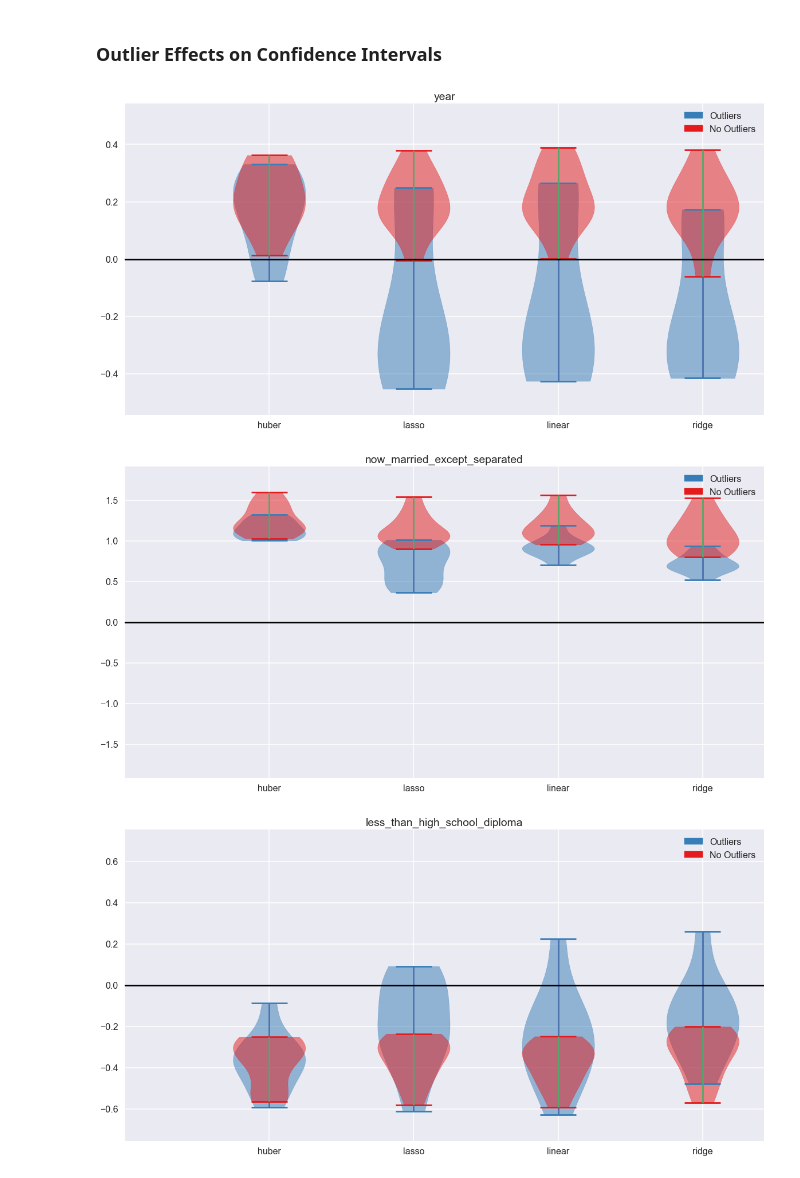
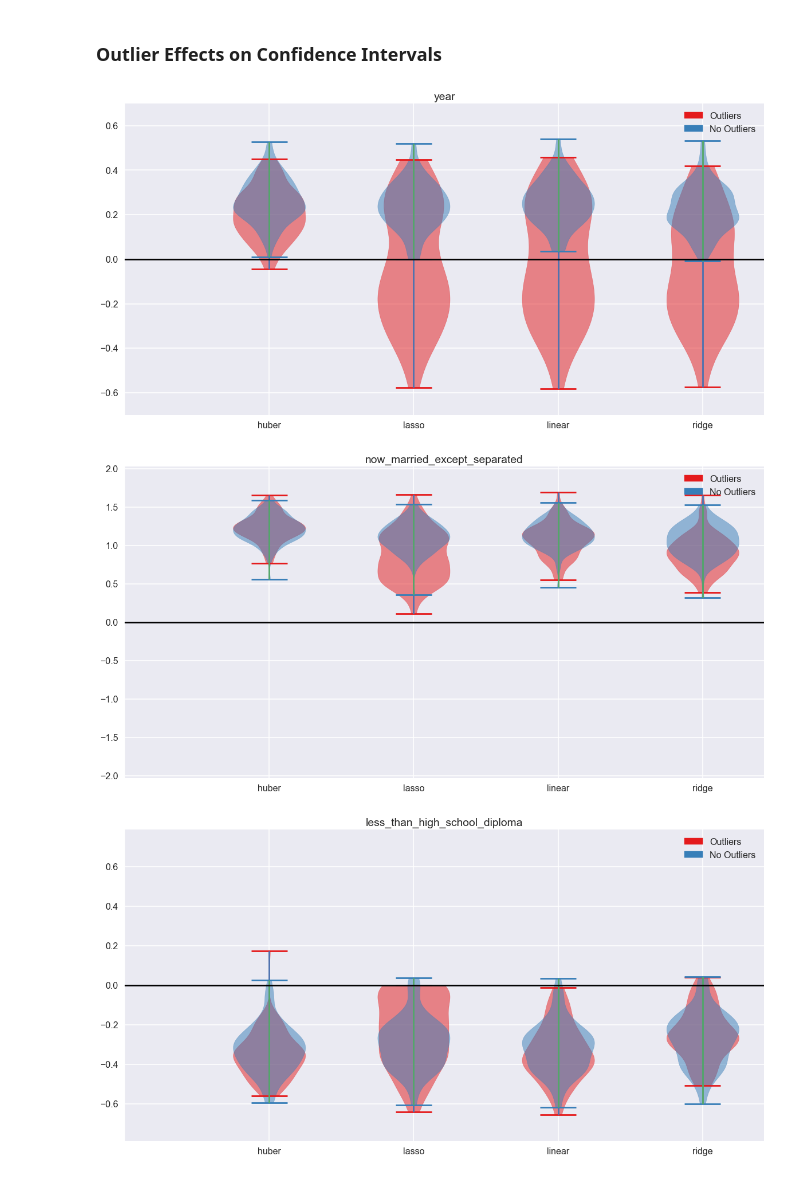
Before and after one commit to dkloving/CS109A_Project, a Jupyter notebook: modelling/Outlier_Effects.ipynb, the cells around one changed output. Saved outputs shown, nothing was run; the diff lists cells and outputs as text; code cells hidden in the pictures.

```diff
--- a/modelling/Outlier_Effects.ipynb
+++ b/modelling/Outlier_Effects.ipynb
@@ -135,13 +135,13 @@ def make_linear_models(x_train, y_train):
 coeff_names = df.drop('murder_per_100_k',axis=1).columns
 
 # with outliers
-exp_3 = run_experiment(make_linear_models, 10, x_train_all, y_train_all, x_test_all, y_test_all, coeff_names)
+exp_3 = run_experiment(make_linear_models, 100, x_train_all, y_train_all, x_test_all, y_test_all, coeff_names)
 
 # without outliers
-exp_4 = run_experiment(make_linear_models, 10, x_train_no, y_train_no, x_test_no, y_test_no, coeff_names)
+exp_4 = run_experiment(make_linear_models, 100, x_train_no, y_train_no, x_test_no, y_test_no, coeff_names)
 # %%
-violin_plots([exp_3, exp_4], coeff_names, experiment_name=['Outliers','No Outliers'], cmap=colors[:2][::-1])
+violin_plots([exp_3, exp_4], coeff_names, experiment_name=['Outliers','No Outliers'], cmap=colors)
 # %% [output]
-[figure, old version]
+[figure, new version]
-[figure, old version]
+[figure, new version]
-[figure, old version]
+[figure, new version]
```
Also changed, not shown: parts of 3 cells of this notebook, 3 other files.
